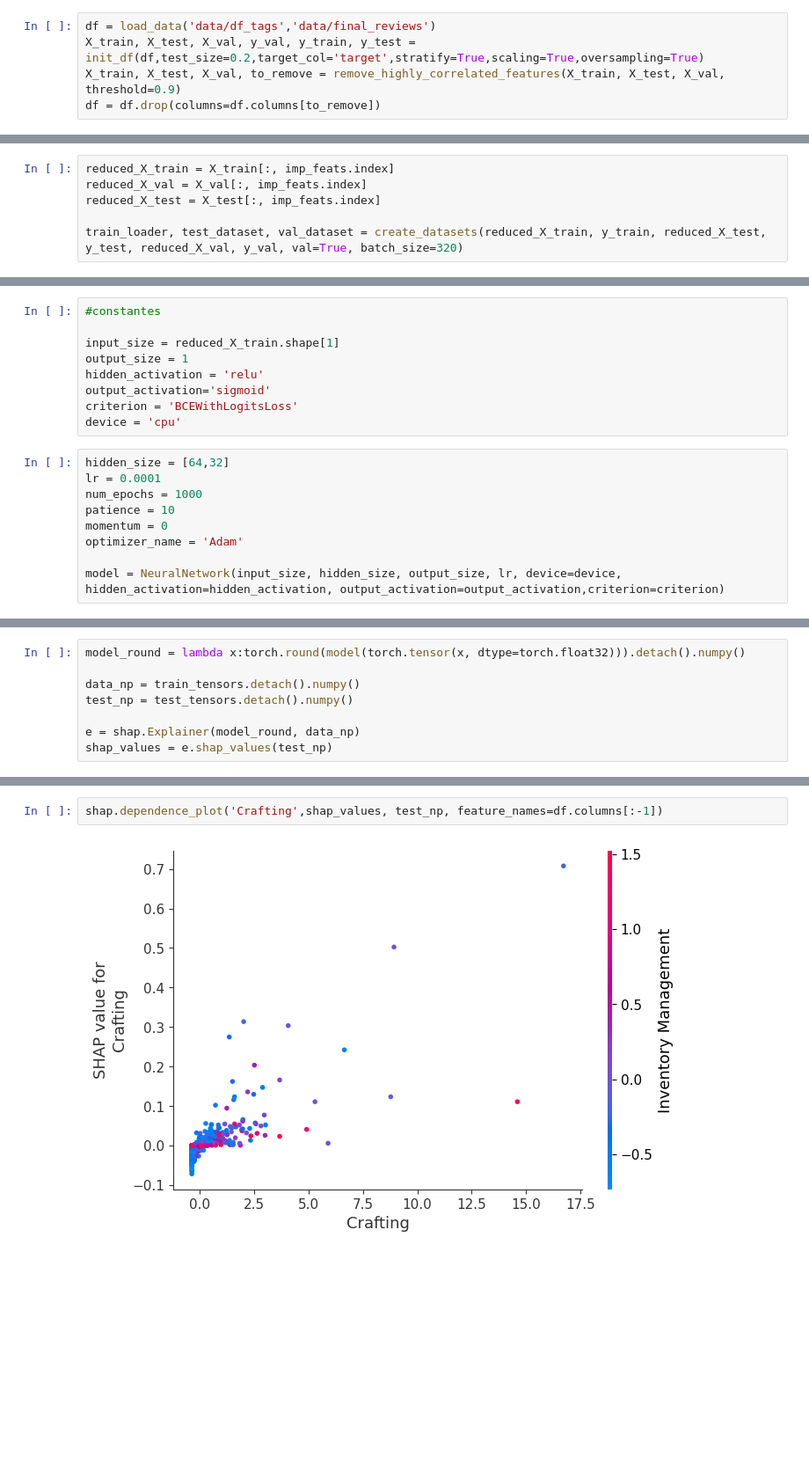
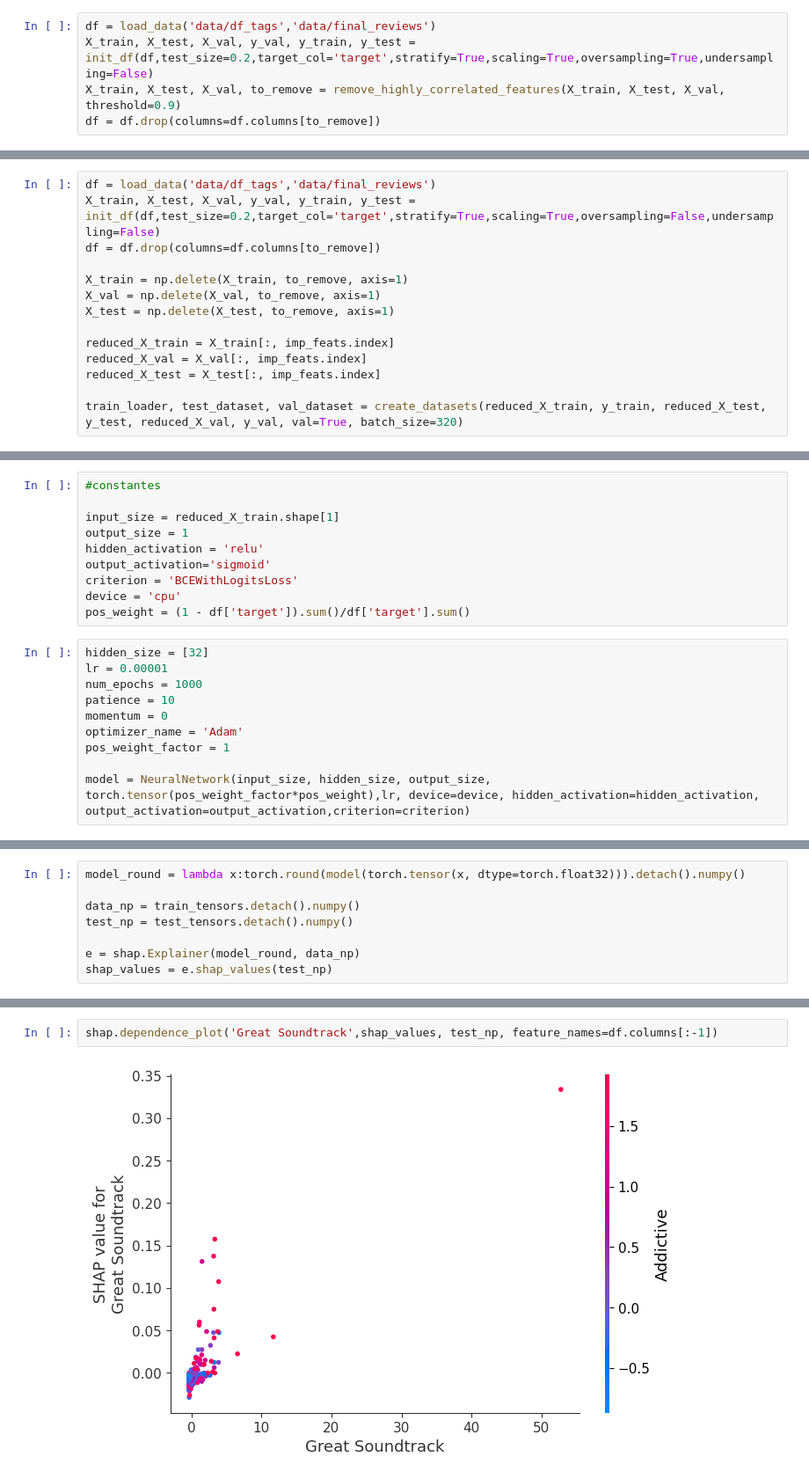
Before and after one commit to edu-santiago/NN_Elden_Ring, a Jupyter notebook: model_final_run.ipynb, the cells around one changed output, grey strips where cells are left out. Shown: that part at 88% size. Saved outputs shown, nothing was run; the diff lists cells and outputs as text; blank space fills up the shorter version.

```diff
--- a/model_final_run.ipynb
+++ b/model_final_run.ipynb
@@ -18,7 +18,7 @@ from utils.nn import *
 from utils.nn_utils import *
 # %%
 df = load_data('data/df_tags','data/final_reviews')
-X_train, X_test, X_val, y_val, y_train, y_test = init_df(df,test_size=0.2,target_col='target',stratify=True,scaling=True,oversampling=True)
+X_train, X_test, X_val, y_val, y_train, y_test = init_df(df,test_size=0.2,target_col='target',stratify=True,scaling=True,oversampling=True,undersampling=False)
 X_train, X_test, X_val, to_remove = remove_highly_correlated_features(X_train, X_test, X_val, threshold=0.9)
 df = df.drop(columns=df.columns[to_remove])
 # %%
@@ -101,6 +101,14 @@ Precision: 0.1
 Recall: 0.17307692307692307
 F1 Score: 0.1267605633802817
 # %%
+df = load_data('data/df_tags','data/final_reviews')
+X_train, X_test, X_val, y_val, y_train, y_test = init_df(df,test_size=0.2,target_col='target',stratify=True,scaling=True,oversampling=False,undersampling=False)
+df = df.drop(columns=df.columns[to_remove])
+
+X_train = np.delete(X_train, to_remove, axis=1)
+X_val = np.delete(X_val, to_remove, axis=1)
+X_test = np.delete(X_test, to_remove, axis=1)
+
 reduced_X_train = X_train[:, imp_feats.index]
 reduced_X_val = X_val[:, imp_feats.index]
 reduced_X_test = X_test[:, imp_feats.index]
@@ -132,15 +138,17 @@ hidden_activation = 'relu'
 output_activation='sigmoid'
 criterion = 'BCEWithLogitsLoss'
 device = 'cpu'
+pos_weight = (1 - df['target']).sum()/df['target'].sum()
 # %%
-hidden_size = [64,32]
-lr = 0.0001
+hidden_size = [32]
+lr = 0.00001
 num_epochs = 1000
 patience = 10
 momentum = 0
 optimizer_name = 'Adam'
+pos_weight_factor = 1
 
-model = NeuralNetwork(input_size, hidden_size, output_size, lr, device=device, hidden_activation=hidden_activation, output_activation=output_activation,criterion=criterion)
+model = NeuralNetwork(input_size, hidden_size, output_size, torch.tensor(pos_weight_factor*pos_weight),lr, device=device, hidden_activation=hidden_activation, output_activation=output_activation,criterion=criterion)
 # %%
 train_nn(model, train_loader, val_dataset,optimizer_name=optimizer_name,num_epochs=num_epochs, skip=50,patience=patience,momentum=momentum)
 print('Training done')
@@ -235,4 +251,4 @@ shap.dependence_plot('game_count',shap_values, test_np, feature_names=df.columns
 # %%
-shap.dependence_plot('Crafting',shap_values, test_np, feature_names=df.columns[:-1])
+shap.dependence_plot('Great Soundtrack',shap_values, test_np, feature_names=df.columns[:-1])
 # %% [output]
-[figure, old version]
+[figure, new version]
```
Also changed, not shown: parts of 9 cells of this notebook, 1 other file.
